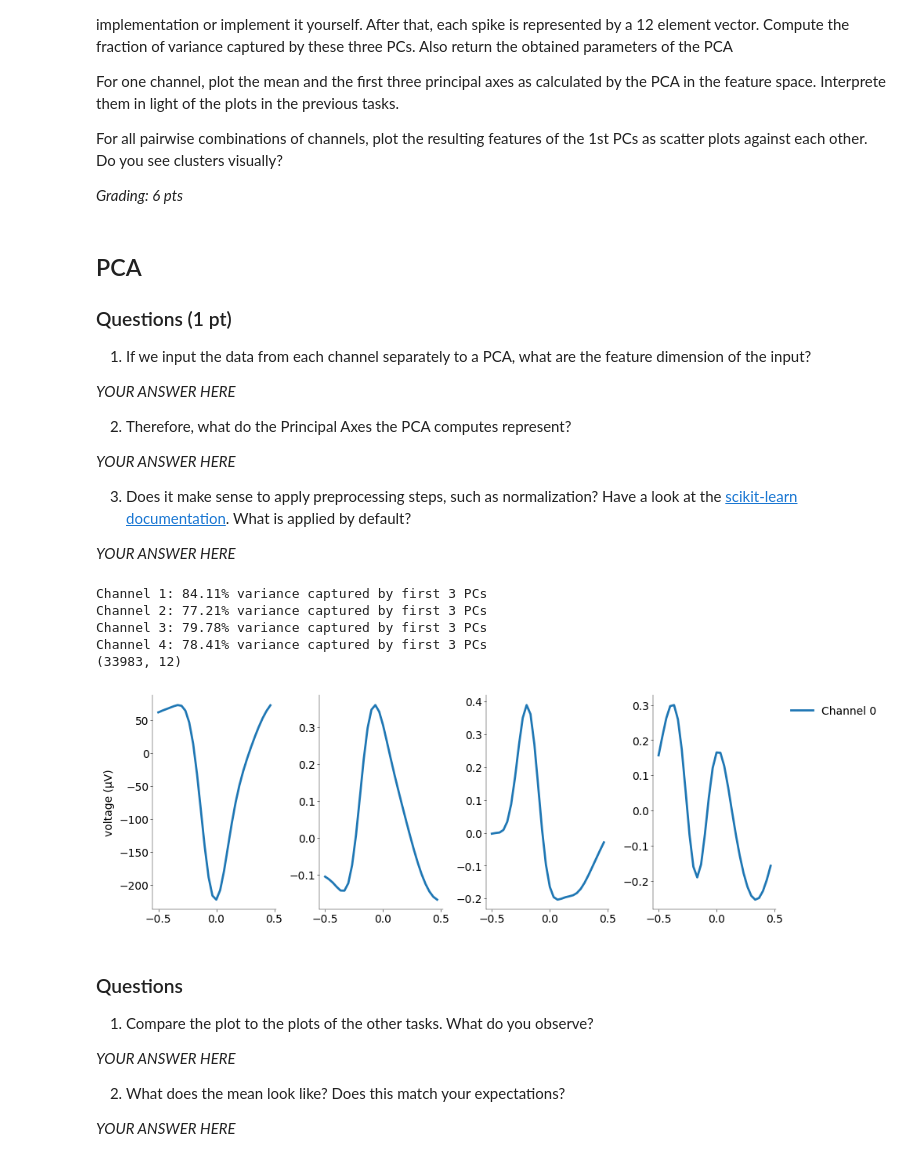
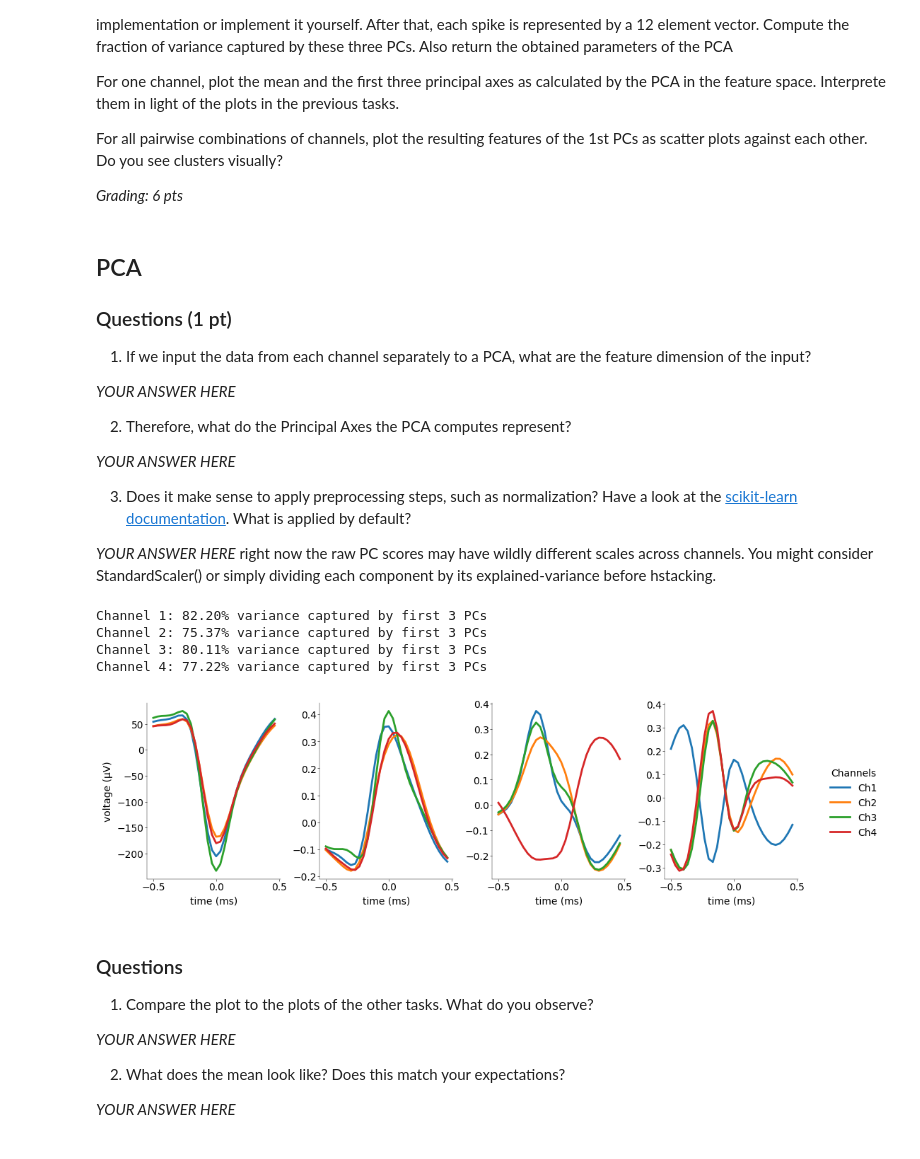
Before and after one commit to flobu98/neural_data_science, a Jupyter notebook: CodingLab1.ipynb, the cells around one changed output. Drawn from its saved outputs; the diff is of its cells as text; code cells hidden in the pictures.

```diff
--- a/CodingLab1.ipynb
+++ b/CodingLab1.ipynb
@@ -302,7 +300,7 @@ def detect_spikes(
     mad = np.median(np.abs(x - av))
     sigma = mad / 0.6745
 
-    thr = N * sigma  # positive as we invert the signal later
+    thr = np.float64(N * sigma)  # positive as we invert the signal later
 
     # --------------------------
     # find all spikes (1.5 pts)
@@ -310,12 +308,12 @@ def detect_spikes(
 
     refractory = int((lockout * fs) / 1000)  # transform lockout time to frames
 
-    mean_chan = np.min(x, axis=1)
-    # only keep the biggest amplitude over all channels so we always get the biggest spike
+    min_chan = np.min(x, axis=1)
+    # only keep the biggest amplitude over all channels (i.e. the most negative value) so we always get the biggest spike (which would be a negative deviation in the signal)
     # Otherwise, if the spikes are slightly shifted you get multiple spikes in the refractory period
 
     s, _ = find_peaks(
-        -mean_chan, height=thr, distance=refractory
+        -min_chan, height=thr, distance=refractory
     )  # invert as find_peaks tracks local maxima
 
     t = s.astype(float) / fs * 1000.0  # convert spike times to ms
@@ -562,6 +560,7 @@ _YOUR ANSWER HERE_
 3) Does it make sense to apply preprocessing steps, such as normalization? Have a look at the [scikit-learn documentation](https://scikit-learn.org/stable/modules/generated/sklearn.decomposition.PCA.html). What is applied by default?
 
 _YOUR ANSWER HERE_
+right now the raw PC scores may have wildly different scales across channels. You might consider StandardScaler() or simply dividing each component by its explained‐variance before hstacking.
 # %%
 """Solution"""
 
@@ -643,49 +640,60 @@ def extract_features(w: np.ndarray) -> np.ndarray:
 # %%
 b, means, pcs = extract_features(waves)
 # %% [output]
-Channel 1: 84.11% variance captured by first 3 PCs
-Channel 2: 77.21% variance captured by first 3 PCs
-Channel 3: 79.78% variance captured by first 3 PCs
-Channel 4: 78.41% variance captured by first 3 PCs
-(33983, 12)
+Channel 1: 82.20% variance captured by first 3 PCs
+Channel 2: 75.37% variance captured by first 3 PCs
+Channel 3: 80.11% variance captured by first 3 PCs
+Channel 4: 77.22% variance captured by first 3 PCs
 # %%
 """Solution"""
 
 # ------------------------------------------------------------------------------------------------------------------
 # Plot the mean of each channel and the three principal axes obtained by the PCA and answer the questions (1+1 pts)
 # ------------------------------------------------------------------------------------------------------------------
 
 # build time axis for 1 ms window, centered at 0
 window_len = means.shape[1]
 t_w = (np.arange(window_len) - window_len // 2) / fs * 1e3  # in ms
+n_ch = waves.shape[2]
 
 # pick one channel to visualize
 channel = 0  # 0→Ch1, 1→Ch2, etc.
 ch_label = f"Ch{channel+1}"
 
 mosaic = [
     ["mean", "Principal Axes 1", "Principal Axes 2", "Principal Axes 3"],
 ]
 fig, ax = plt.subplot_mosaic(
     mosaic=mosaic, figsize=(10, 3), layout="constrained", dpi=100
 )
 
-# plot just channel’s curves
-ax["mean"].plot(t_w, means[channel], lw=2, label=ch_label)
-ax["Principal Axes 1"].plot(t_w, pcs[channel, 0], lw=2, label=ch_label)
-ax["Principal Axes 2"].plot(t_w, pcs[channel, 1], lw=2, label=ch_label)
-ax["Principal Axes 3"].plot(t_w, pcs[channel, 2], lw=2, label=ch_label)
+# choose a distinct color for each channel
+colors = plt.cm.tab10(np.arange(n_ch))
+
+# plot all channels' means and PCs
+for c in range(n_ch):
+    label = f"Ch{c+1}"
+    color = colors[c]
+    ax["mean"].plot(t_w, means[c], lw=2, color=color, label=label)
+    ax["Principal Axes 1"].plot(t_w, pcs[c, 0], lw=2, color=color)
+    ax["Principal Axes 2"].plot(t_w, pcs[c, 1], lw=2, color=color)
+    ax["Principal Axes 3"].plot(t_w, pcs[c, 2], lw=2, color=color)
+
+# axis labels
+ax["mean"].set_ylabel("voltage (μV)")
+for key in mosaic[0]:
+    ax[key].set_xlabel("time (ms)")
+
+# create a single legend to the right of all subplots
+handles, labels = ax["mean"].get_legend_handles_labels()
+fig.legend(
+    handles, labels, bbox_to_anchor=(1.02, 0.5), loc="center left", title="Channels"
+)
 
 
-ax[mosaic[0][0]].set_ylabel("voltage (μV)")
-ax[mosaic[0][-1]].legend(
-    ["Channel " + str(i) for i in range(4)],
-    bbox_to_anchor=(1.04, 1),
-    loc="upper left",
-)
 plt.show()
 # %% [output]
-[figure, old version]
+[figure, new version]
 # %% [markdown]
 ### Questions
 
```
Also changed, not shown: parts of 9 cells of this notebook.
